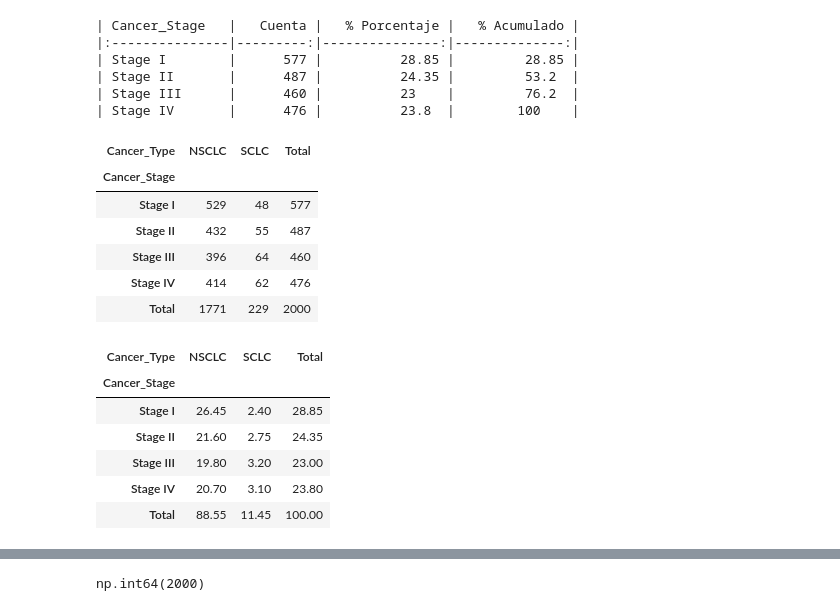
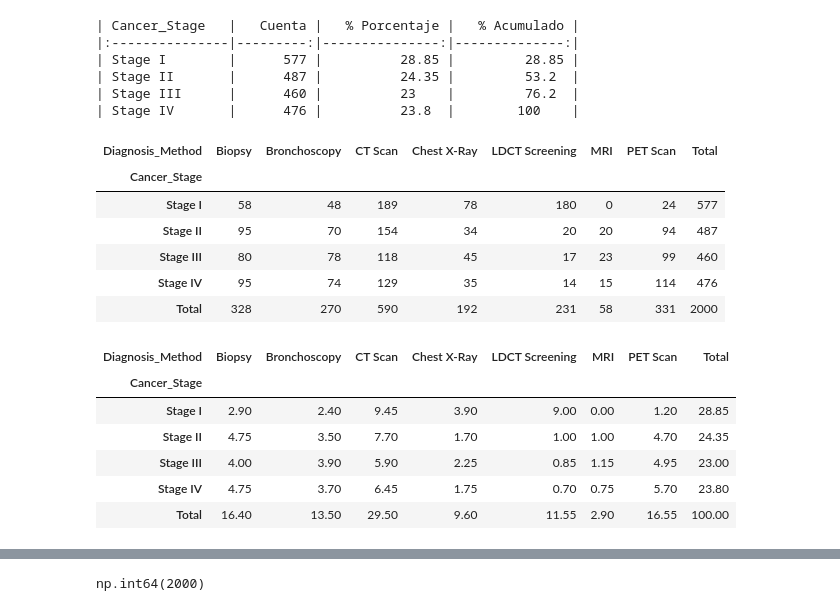
Before and after one commit to MiguelFigueroa02/MCPI_Student_Repo, a Jupyter notebook: courses/1-Semester/fundamentals of statistics/Projects/Notebooks/Estadística_Descriptiva_Visualización.ipynb, the cells around one changed output, grey strips where cells are left out. Drawn from its saved outputs; the diff is of its cells as text; code cells hidden in the pictures.

```diff
--- a/courses/1-Semester/fundamentals of statistics/Projects/Notebooks/Estadística_Descriptiva_Visualización.ipynb
+++ b/courses/1-Semester/fundamentals of statistics/Projects/Notebooks/Estadística_Descriptiva_Visualización.ipynb
@@ -508,24 +516,24 @@ def tabla_cruzada(df, col1, col2, normalize= False):
     tabla = pd.crosstab(df[col1], df[col2], margins=True, margins_name='Total')
   return tabla
 # %%
-cancer_stage_type = tabla_cruzada(df, 'Cancer_Stage','Cancer_Type')
-cancer_stage_type
+cancer_stage_diagnosis = tabla_cruzada(df, 'Cancer_Stage','Diagnosis_Method')
+cancer_stage_diagnosis
 # %% [output]
-| Cancer_Type | NSCLC | SCLC | Total |
-| Cancer_Stage |  |  |  |
-| Stage I | 529 | 48 | 577 |
-| Stage II | 432 | 55 | 487 |
-| Stage III | 396 | 64 | 460 |
-| Stage IV | 414 | 62 | 476 |
-| Total | 1771 | 229 | 2000 |
+| Diagnosis_Method | Biopsy | Bronchoscopy | CT Scan | Chest X-Ray | LDCT Screening | MRI | PET Scan | Total |
+| Cancer_Stage |  |  |  |  |  |  |  |  |
+| Stage I | 58 | 48 | 189 | 78 | 180 | 0 | 24 | 577 |
+| Stage II | 95 | 70 | 154 | 34 | 20 | 20 | 94 | 487 |
+| Stage III | 80 | 78 | 118 | 45 | 17 | 23 | 99 | 460 |
+| Stage IV | 95 | 74 | 129 | 35 | 14 | 15 | 114 | 476 |
+| Total | 328 | 270 | 590 | 192 | 231 | 58 | 331 | 2000 |
 # %%
-cancer_stage_type_2 = tabla_cruzada(df, 'Cancer_Stage','Cancer_Type',normalize=True)
-cancer_stage_type_2
+cancer_stage_diagnosis_2 = tabla_cruzada(df, 'Cancer_Stage','Diagnosis_Method',normalize=True)
+cancer_stage_diagnosis_2
 # %% [output]
-| Cancer_Type | NSCLC | SCLC | Total |
-| Cancer_Stage |  |  |  |
-| Stage I | 26.45 | 2.40 | 28.85 |
-| Stage II | 21.60 | 2.75 | 24.35 |
-| Stage III | 19.80 | 3.20 | 23.00 |
-| Stage IV | 20.70 | 3.10 | 23.80 |
-| Total | 88.55 | 11.45 | 100.00 |
+| Diagnosis_Method | Biopsy | Bronchoscopy | CT Scan | Chest X-Ray | LDCT Screening | MRI | PET Scan | Total |
+| Cancer_Stage |  |  |  |  |  |  |  |  |
+| Stage I | 2.90 | 2.40 | 9.45 | 3.90 | 9.00 | 0.00 | 1.20 | 28.85 |
+| Stage II | 4.75 | 3.50 | 7.70 | 1.70 | 1.00 | 1.00 | 4.70 | 24.35 |
+| Stage III | 4.00 | 3.90 | 5.90 | 2.25 | 0.85 | 1.15 | 4.95 | 23.00 |
+| Stage IV | 4.75 | 3.70 | 6.45 | 1.75 | 0.70 | 0.75 | 5.70 | 23.80 |
+| Total | 16.40 | 13.50 | 29.50 | 9.60 | 11.55 | 2.90 | 16.55 | 100.00 |
```
Also changed, not shown: parts of 9 cells of this notebook.
